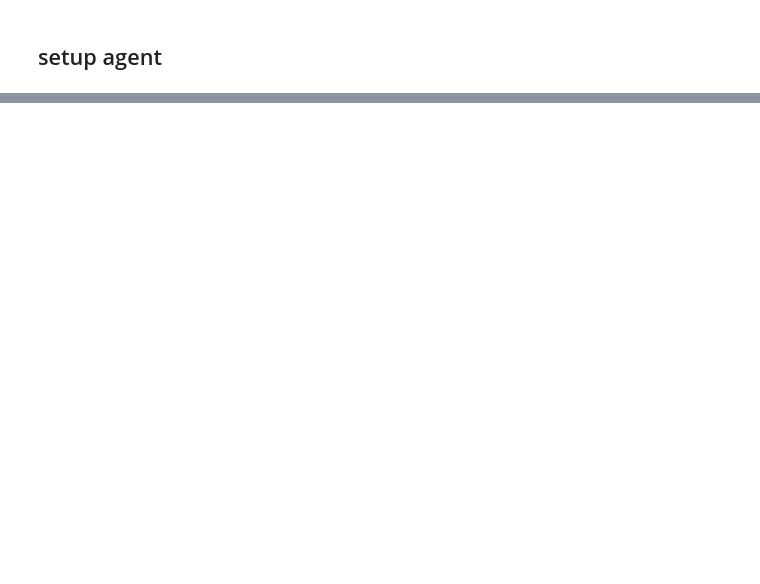
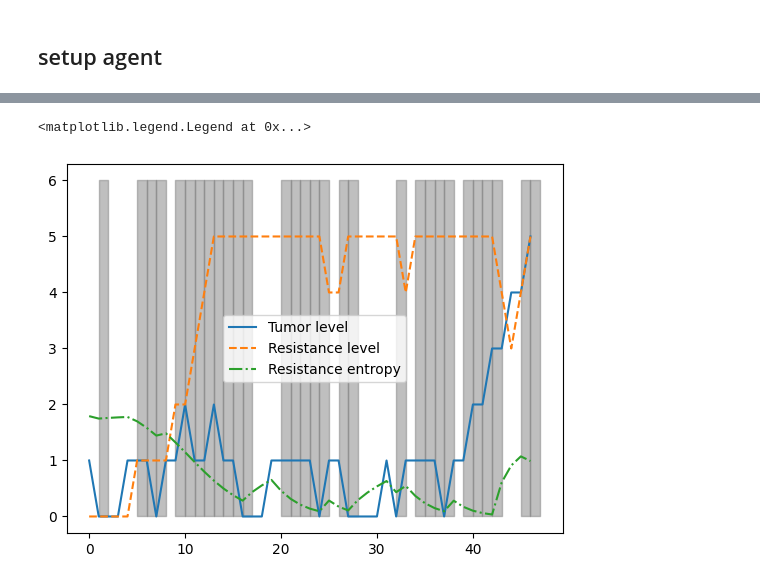
Before and after one commit to emilfrej/Active-Inference-Adaptive-Therapy, a Jupyter notebook: Python/discrete_sim_notebook.ipynb, the cells around one changed output, grey strips where cells are left out. Saved outputs shown, nothing was run; the diff lists cells and outputs as text; code cells hidden in the pictures; blank space fills up the shorter version.

```diff
--- a/Python/discrete_sim_notebook.ipynb
+++ b/Python/discrete_sim_notebook.ipynb
@@ -588,0 +585,24 @@ treat
+# %%
+df = pd.DataFrame(agent_dicts)
+
+#calculate the entropy of resistance beliefs
+df['resistance_entropy'] = df['resistance_beliefs'].apply(lambda x: stats.entropy(x))
+
+
+#plot the tumor state and resistance state
+plt.plot(df['tumor_state'], label = 'Tumor level')
+plt.plot(df['resistance_state'], label = 'Resistance level', linestyle = '--')
+
+#plot the entropy of resistance beliefs
+plt.plot(df['resistance_entropy'], label = 'Resistance entropy', linestyle = '-.')
+
+#shade in when treatment is on
+for i in range(len(df)):
+    if df['treatment_state'][i] == 'treat':
+        plt.fill_between(x = [i, i+1], y1 = 0, y2 = 6, color = 'gray', alpha = 0.5)
+
+#show the labels
+plt.legend()
+# %% [output]
+<matplotlib.legend.Legend at 0x...>
+[figure, added]
```
Also changed, not shown: parts of 5 cells of this notebook.
